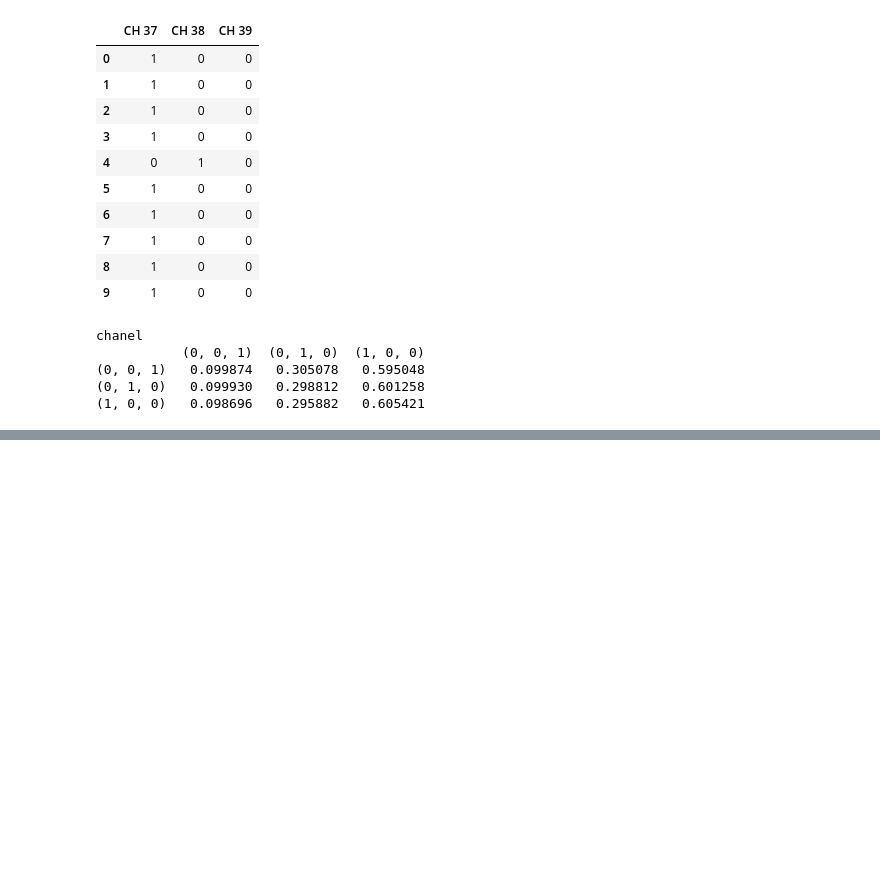
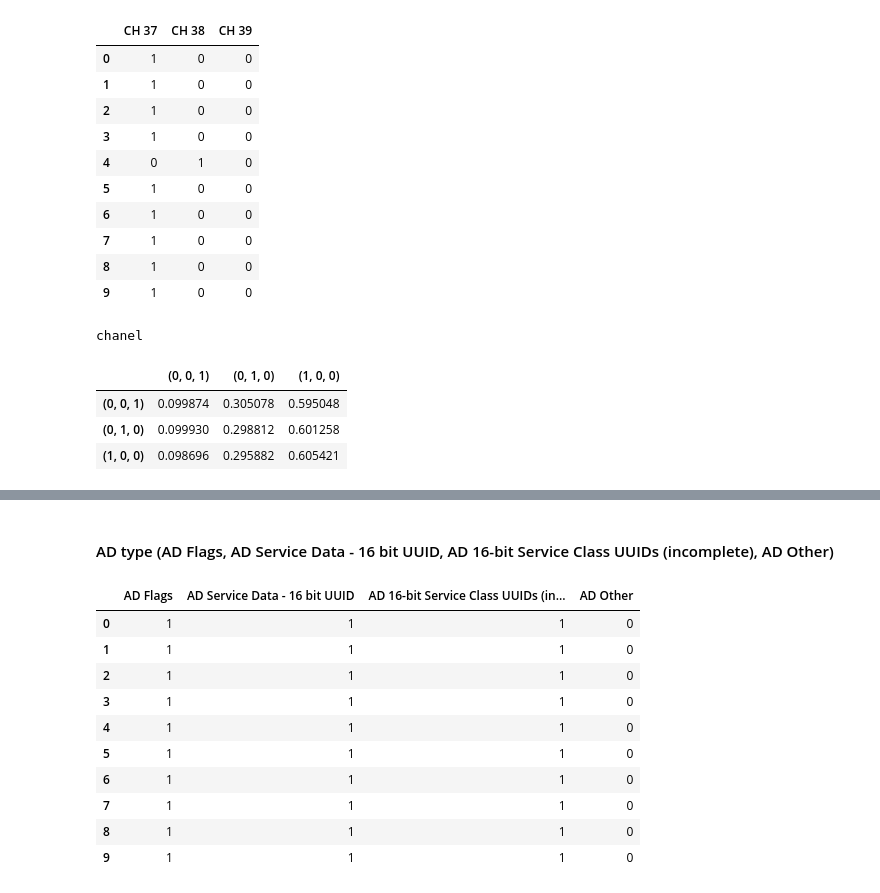
Before and after one commit to keyyke/master_thesis, a Jupyter notebook: markov_model/synhtetic_data_generation_markov.ipynb, the cells around one changed output, grey strips where cells are left out. Drawn from its saved outputs; the diff is of its cells as text; code cells hidden in the pictures; blank space fills up the shorter version.

Commit message:
generate synthetic data for all columns

```diff
--- a/markov_model/synhtetic_data_generation_markov.ipynb
+++ b/markov_model/synhtetic_data_generation_markov.ipynb
@@ -410,0 +417,18 @@ def visualise_transition(transition_matrix_np, node_label):
+# %%
+### Generate synthetic data by the Markov model ###
+
+# Define the column which are used for the Markov model (各行を「状態」としてまとめる)
+target_df['state'] = list(zip(df['Length Packet'], df['Length Header'], df['Length Service Data']))
+
+# Define the columns names
+columns=['Length Packet', 'Length Header', 'Length Service Data']
+
+# Define initial state. The first state of the data is used as the initial state.
+initial_state = target_df['state'].iloc[0]
+
+# Generate transition matrix
+transition_matrix = generate_transition_matrix(target_df)
+
+# Generate synthetic data
+synthetic_data_length_df = generate_synthetic_data_by_mm(seed, transition_matrix, number_of_synthetic_data, initial_state, columns)
+synthetic_data_length_df
@@ -444,13 +505,13 @@ synthetic_data_channel_df
 ### Convert transition matrix to data frame ###
 print("chanel")
 transition_matrix_df = transition_matrix_to_dataframe(transition_matrix)
-print(transition_matrix_df)
+transition_matrix_df
 # %% [output]
 chanel
-           (0, 0, 1)  (0, 1, 0)  (1, 0, 0)
-(0, 0, 1)   0.099874   0.305078   0.595048
-(0, 1, 0)   0.099930   0.298812   0.601258
-(1, 0, 0)   0.098696   0.295882   0.605421
+|  | (0, 0, 1) | (0, 1, 0) | (1, 0, 0) |
+| (0, 0, 1) | 0.099874 | 0.305078 | 0.595048 |
+| (0, 1, 0) | 0.099930 | 0.298812 | 0.601258 |
+| (1, 0, 0) | 0.098696 | 0.295882 | 0.605421 |
 # %%
 ### Show transition graph ###
 
@@ -464,3 +524,35 @@ g = visualise_transition(transition_matrix_np, node_label)
 display(g)
 # %% [output]
 [drawing not drawn]
+# %% [markdown]
+#### AD type (AD Flags, AD Service Data - 16 bit UUID, AD 16-bit Service Class UUIDs (incomplete), AD Other)
+# %%
+### Generate synthetic data by the Markov model ###
+
+# Define the column which are used for the Markov model (各行を「状態」としてまとめる)
+target_df['state'] = list(zip(df['AD Flags'], df['AD Service Data - 16 bit UUID'], df['AD 16-bit Service Class UUIDs (incomplete)'], df['AD Other']))
+
+# Define the columns names
+columns=['AD Flags', 'AD Service Data - 16 bit UUID', 'AD 16-bit Service Class UUIDs (incomplete)', 'AD Other']
+
+# Define initial state. The first state of the data is used as the initial state.
+initial_state = target_df['state'].iloc[0]
+
+# Generate transition matrix
+transition_matrix = generate_transition_matrix(target_df)
+
+# Generate synthetic data
+synthetic_data_ad_df = generate_synthetic_data_by_mm(seed, transition_matrix, number_of_synthetic_data, initial_state, columns)
+synthetic_data_ad_df
+# %% [output]
+|  | AD Flags | AD Service Data - 16 bit UUID | AD 16-bit Service Class UUIDs (in... | AD Other |
+| 0 | 1 | 1 | 1 | 0 |
+| 1 | 1 | 1 | 1 | 0 |
+| 2 | 1 | 1 | 1 | 0 |
+| 3 | 1 | 1 | 1 | 0 |
+| 4 | 1 | 1 | 1 | 0 |
+| 5 | 1 | 1 | 1 | 0 |
+| 6 | 1 | 1 | 1 | 0 |
+| 7 | 1 | 1 | 1 | 0 |
+| 8 | 1 | 1 | 1 | 0 |
+| 9 | 1 | 1 | 1 | 0 |
```
Also changed, not shown: parts of 24 cells of this notebook.
